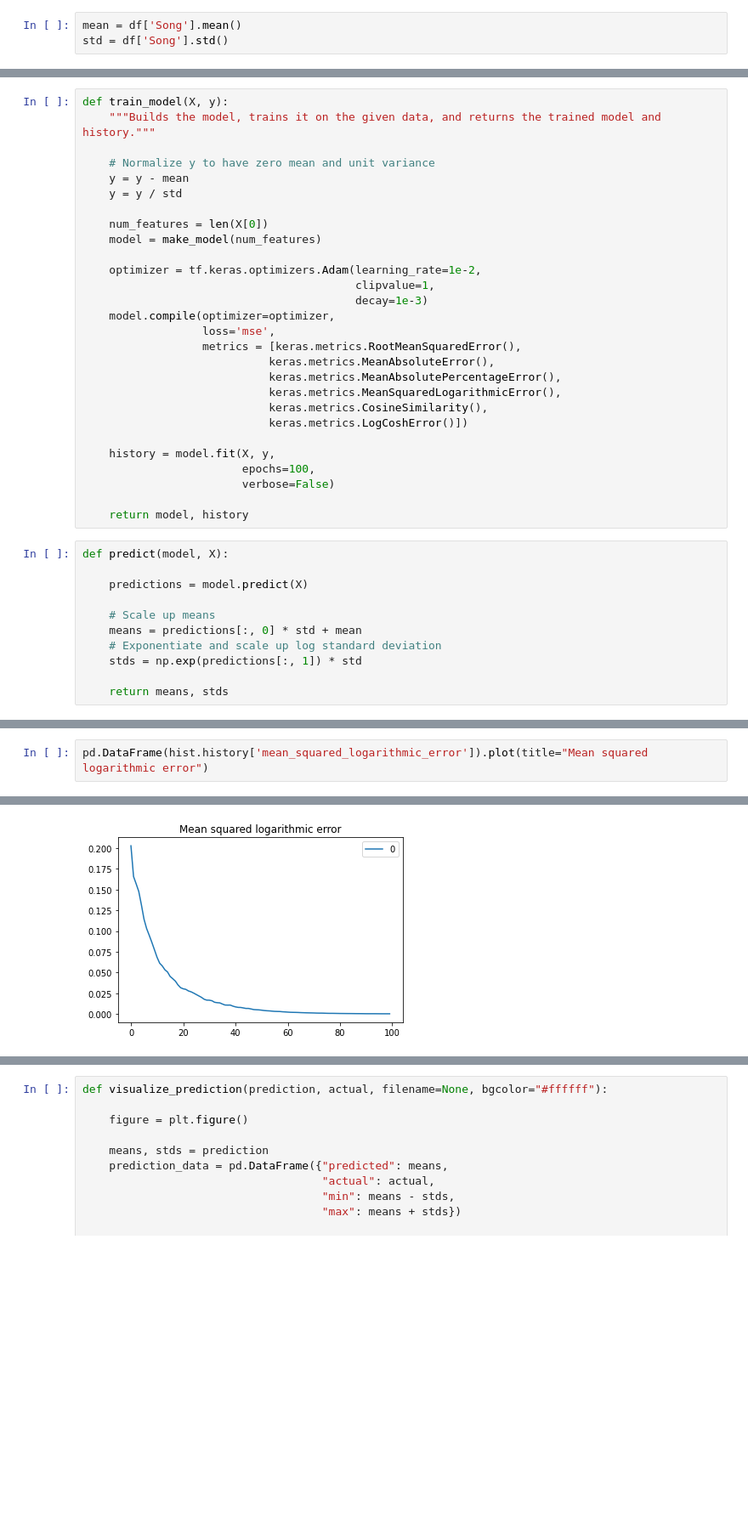
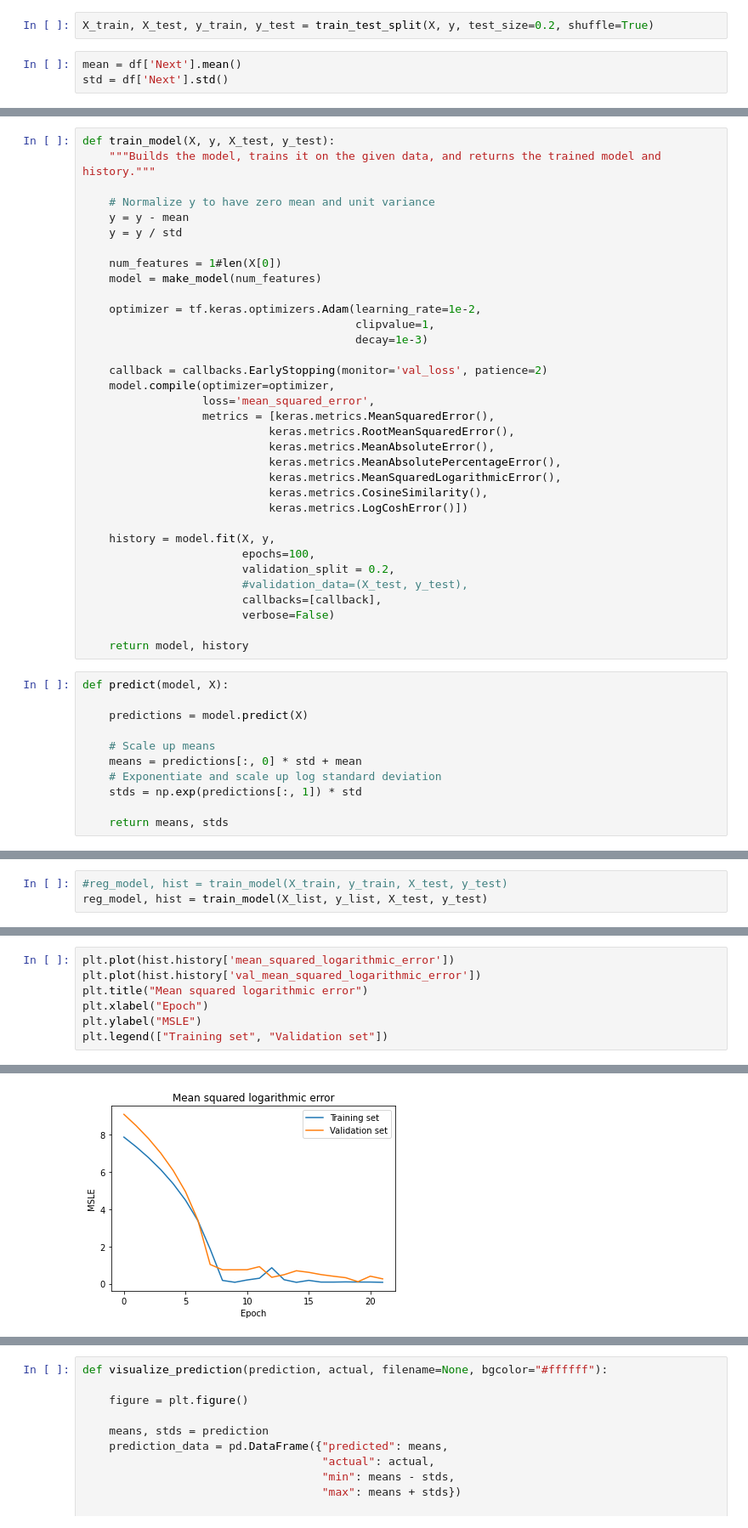
Before and after one commit to egvhoena/uncertainty-in-recs, a Jupyter notebook: new_playground.ipynb, the cells around one changed output, grey strips where cells are left out. Shown at 85% size. Cells and saved outputs as stored; diff of their text form; blank space fills up the shorter version.

Commit message:
cleaned notebook and new plots

```diff
--- a/new_playground.ipynb
+++ b/new_playground.ipynb
@@ -767,6 +383,8 @@ for i in range(len(prediction_distribution)):
+# %%
+X_train, X_test, y_train, y_test = train_test_split(X, y, test_size=0.2, shuffle=True)
 # %%
-mean = df['Song'].mean()
-std = df['Song'].std()
+mean = df['Next'].mean()
+std = df['Next'].std()
 # %%
 def make_model(input_fts):
     model = tf.keras.Sequential()
@@ -787,22 +405,25 @@ def gauss_loss(y_true, y_pred):
 
     return -log_p
 # %%
-def train_model(X, y):
+def train_model(X, y, X_test, y_test):
     """Builds the model, trains it on the given data, and returns the trained model and history."""
 
     # Normalize y to have zero mean and unit variance
     y = y - mean
     y = y / std
 
-    num_features = len(X[0])
+    num_features = 1#len(X[0])
     model = make_model(num_features)
 
     optimizer = tf.keras.optimizers.Adam(learning_rate=1e-2,
                                          clipvalue=1,
                                          decay=1e-3)
+
+    callback = callbacks.EarlyStopping(monitor='val_loss', patience=2)
     model.compile(optimizer=optimizer,
-                  loss='mse',
-                  metrics = [keras.metrics.RootMeanSquaredError(),
+                  loss='mean_squared_error',
+                  metrics = [keras.metrics.MeanSquaredError(),
+                            keras.metrics.RootMeanSquaredError(),
                             keras.metrics.MeanAbsoluteError(),
                             keras.metrics.MeanAbsolutePercentageError(),
                             keras.metrics.MeanSquaredLogarithmicError(),
@@ -811,6 +432,9 @@ def train_model(X, y):
 
     history = model.fit(X, y,
                         epochs=100,
+                        validation_split = 0.2,
+                        #validation_data=(X_test, y_test),
+                        callbacks=[callback],
                         verbose=False)
 
     return model, history
@@ -858,0 +452,3 @@ Final train loss: 0.0020407240372151136
+# %%
+#reg_model, hist = train_model(X_train, y_train, X_test, y_test)
+reg_model, hist = train_model(X_list, y_list, X_test, y_test)
@@ -874,3 +539,8 @@ pd.DataFrame(hist.history['mean_absolute_percentage_error']).plot(title="Mean ab
 # %%
-pd.DataFrame(hist.history['mean_squared_logarithmic_error']).plot(title="Mean squared logarithmic error")
+plt.plot(hist.history['mean_squared_logarithmic_error'])
+plt.plot(hist.history['val_mean_squared_logarithmic_error'])
+plt.title("Mean squared logarithmic error")
+plt.xlabel("Epoch")
+plt.ylabel("MSLE")
+plt.legend(["Training set", "Validation set"])
 # %% [output]
@@ -878 +548 @@ pd.DataFrame(hist.history['mean_squared_logarithmic_error']).plot(title="Mean sq
-[figure, old version]
+[figure, new version]
```
Also changed, not shown: parts of 65 cells of this notebook, 1 other file.
